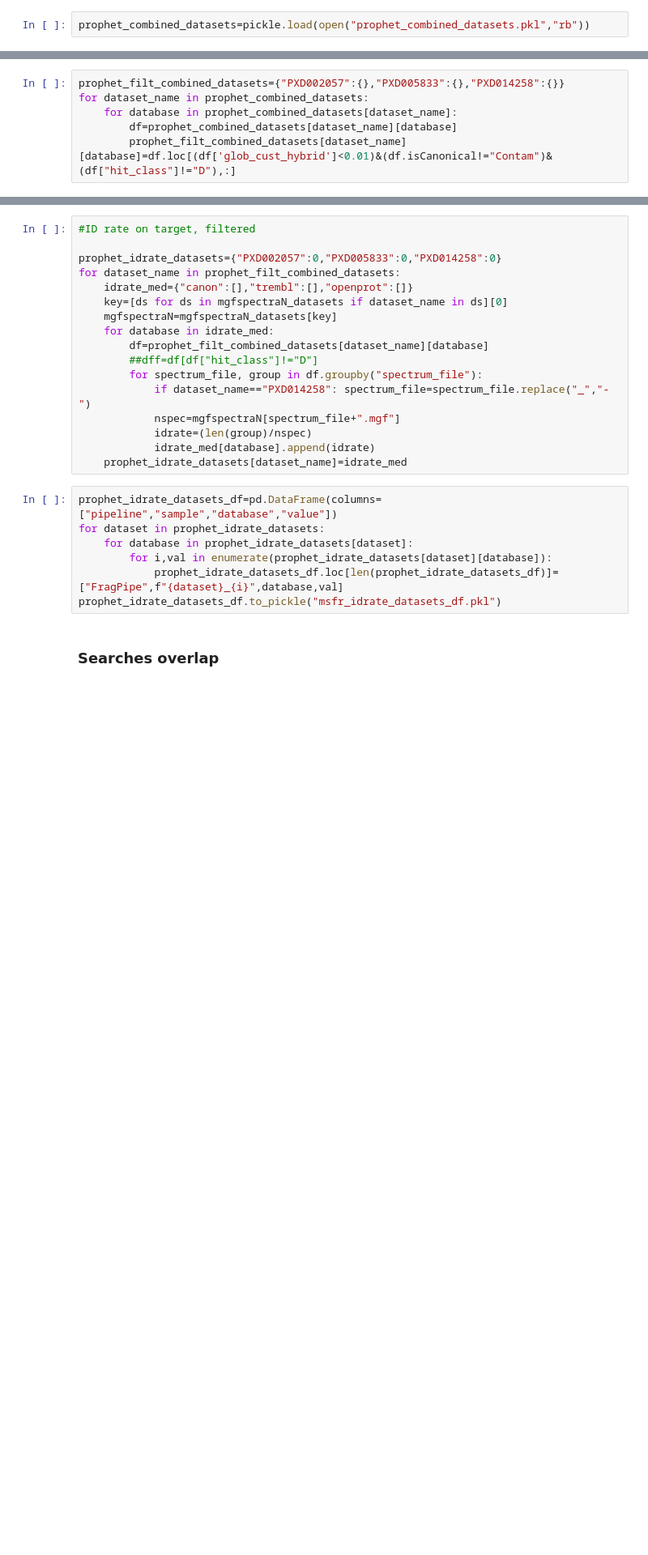
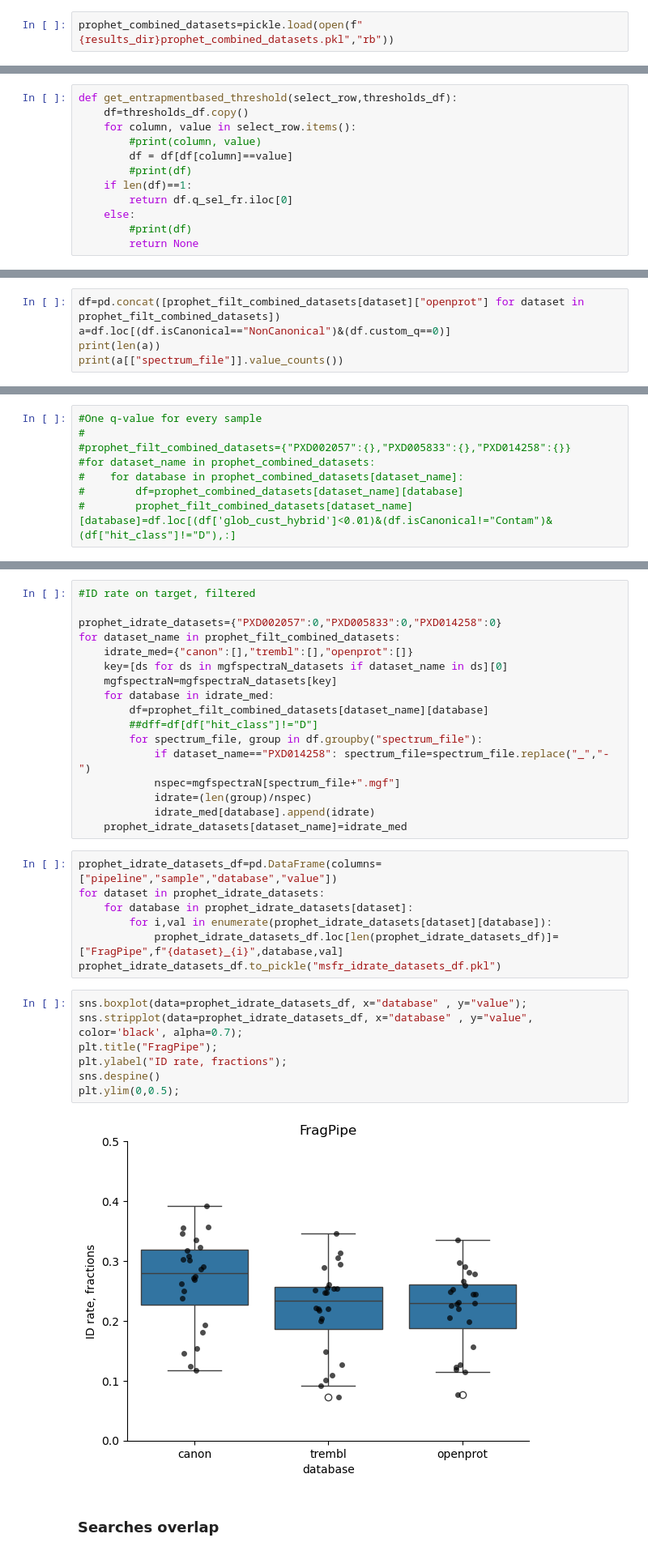
Before and after one commit to CompOmics/oui-discovery, a Jupyter notebook: oui-discovery-vv/explore-1-group-wise-fragpipe.ipynb, the cells around one changed output, grey strips where cells are left out. Shown at 81% size. Drawn from its saved outputs; the diff is of its cells as text; blank space fills up the shorter version.

```diff
--- a/oui-discovery-vv/explore-1-group-wise-fragpipe.ipynb
+++ b/oui-discovery-vv/explore-1-group-wise-fragpipe.ipynb
@@ -473,5 +503,5 @@ pickle.dump(prophet_combined_datasets,open("prophet_combined_datasets.pkl","wb")
 # %%
-prophet_combined_datasets=pickle.load(open("prophet_combined_datasets.pkl","rb"))
+prophet_combined_datasets=pickle.load(open(f"{results_dir}prophet_combined_datasets.pkl","rb"))
 # %% [markdown]
 #### Compare global and custom output
 # %%
@@ -531,3 +561,15 @@ plt.savefig("./oui_discovery_gwalk_subfigures/fragpipe_global_custom_spectra_ove
 [figure]
 # %% [markdown]
 ### Filter by hybrid q-value, decoy and contaminants
+# %%
+def get_entrapmentbased_threshold(select_row,thresholds_df):
+    df=thresholds_df.copy()
+    for column, value in select_row.items():
+        #print(column, value)
+        df = df[df[column]==value]
+        #print(df)
+    if len(df)==1:
+        return df.q_sel_fr.iloc[0]
+    else:
+        #print(df)
+        return None
@@ -533,0 +626,5 @@ plt.savefig("./oui_discovery_gwalk_subfigures/fragpipe_global_custom_spectra_ove
+# %%
+df=pd.concat([prophet_filt_combined_datasets[dataset]["openprot"] for dataset in prophet_filt_combined_datasets])
+a=df.loc[(df.isCanonical=="NonCanonical")&(df.custom_q==0)]
+print(len(a))
+print(a[["spectrum_file"]].value_counts())
@@ -534,7 +649,9 @@ plt.savefig("./oui_discovery_gwalk_subfigures/fragpipe_global_custom_spectra_ove
 # %%
-prophet_filt_combined_datasets={"PXD002057":{},"PXD005833":{},"PXD014258":{}}
-for dataset_name in prophet_combined_datasets:
-    for database in prophet_combined_datasets[dataset_name]:
-        df=prophet_combined_datasets[dataset_name][database]
-        prophet_filt_combined_datasets[dataset_name][database]=df.loc[(df['glob_cust_hybrid']<0.01)&(df.isCanonical!="Contam")&(df["hit_class"]!="D"),:]
+#One q-value for every sample
+#
+#prophet_filt_combined_datasets={"PXD002057":{},"PXD005833":{},"PXD014258":{}}
+#for dataset_name in prophet_combined_datasets:
+#    for database in prophet_combined_datasets[dataset_name]:
+#        df=prophet_combined_datasets[dataset_name][database]
+#        prophet_filt_combined_datasets[dataset_name][database]=df.loc[(df['glob_cust_hybrid']<0.01)&(df.isCanonical!="Contam")&(df["hit_class"]!="D"),:]
 # %%
@@ -576,6 +700,15 @@ for dataset in prophet_idrate_datasets:
         for i,val in enumerate(prophet_idrate_datasets[dataset][database]):
             prophet_idrate_datasets_df.loc[len(prophet_idrate_datasets_df)]=["FragPipe",f"{dataset}_{i}",database,val]
 prophet_idrate_datasets_df.to_pickle("msfr_idrate_datasets_df.pkl")
+# %%
+sns.boxplot(data=prophet_idrate_datasets_df, x="database" , y="value");
+sns.stripplot(data=prophet_idrate_datasets_df, x="database" , y="value", color='black', alpha=0.7);
+plt.title("FragPipe");
+plt.ylabel("ID rate, fractions");
+sns.despine()
+plt.ylim(0,0.5);
+# %% [output]
+[figure, added]
 # %% [markdown]
 ### Searches overlap
 # %%
```
Also changed, not shown: parts of 33 cells of this notebook, 10 other files.
